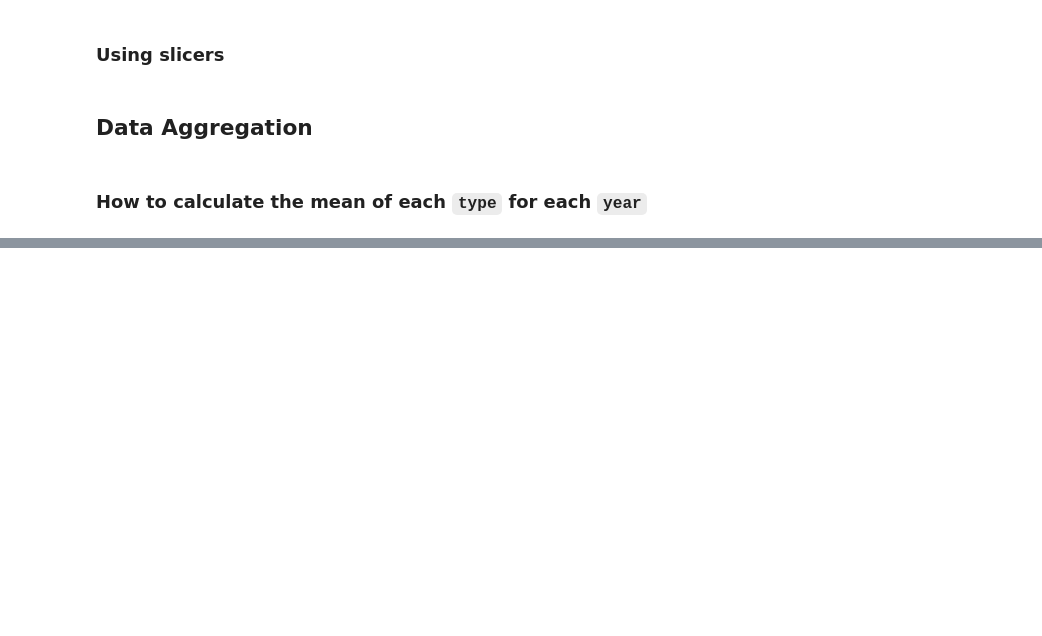
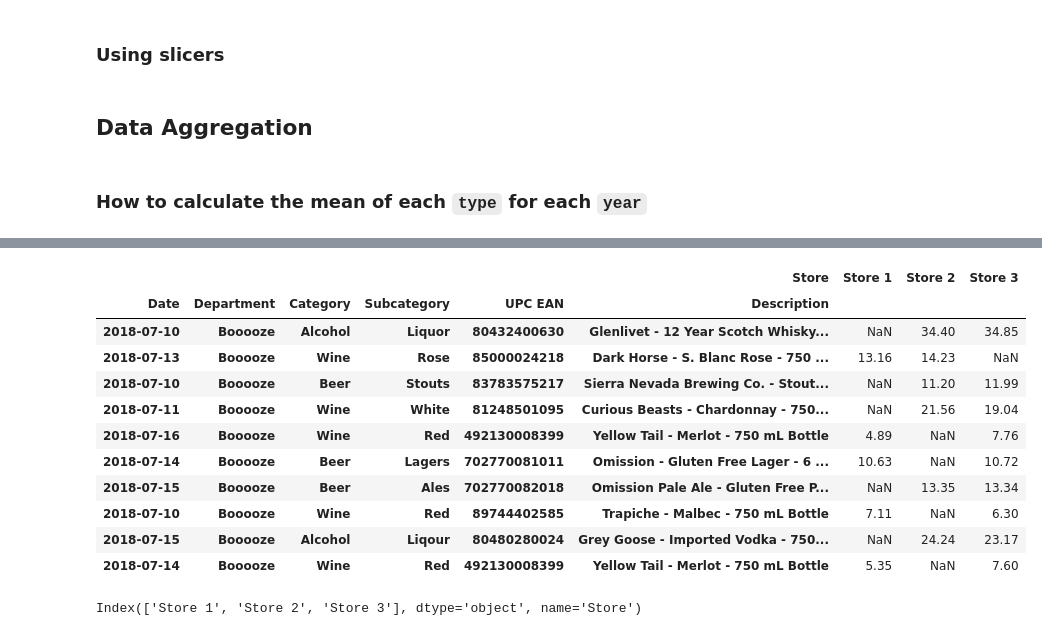
Before and after one commit to hangjianli/2019-fa-stats131, a Jupyter notebook: disc6.ipynb, the cells around one changed output, grey strips where cells are left out. Cells and saved outputs as stored; diff of their text form; code cells hidden in the pictures; blank space fills up the shorter version.

```diff
--- a/disc6.ipynb
+++ b/disc6.ipynb
@@ -173,0 +410,20 @@ health_data.stack().stack().groupby(['year', 'type']).mean()
+# %%
+dollars_per_unit = multi_col_lvl_df['Dollars'] / multi_col_lvl_df['Units']
+dollars_per_unit.sample(10)
+# %% [output]
+|  |  |  |  |  | Store | Store 1 | Store 2 | Store 3 |
+| Date | Department | Category | Subcategory | UPC EAN | Description |  |  |  |
+| 2018-07-10 | Booooze | Alcohol | Liquor | 80432400630 | Glenlivet - 12 Year Scotch Whisky... | NaN | 34.40 | 34.85 |
+| 2018-07-13 | Booooze | Wine | Rose | 85000024218 | Dark Horse - S. Blanc Rose - 750 ... | 13.16 | 14.23 | NaN |
+| 2018-07-10 | Booooze | Beer | Stouts | 83783575217 | Sierra Nevada Brewing Co. - Stout... | NaN | 11.20 | 11.99 |
+| 2018-07-11 | Booooze | Wine | White | 81248501095 | Curious Beasts - Chardonnay - 750... | NaN | 21.56 | 19.04 |
+| 2018-07-16 | Booooze | Wine | Red | 492130008399 | Yellow Tail - Merlot - 750 mL Bottle | 4.89 | NaN | 7.76 |
+| 2018-07-14 | Booooze | Beer | Lagers | 702770081011 | Omission - Gluten Free Lager - 6 ... | 10.63 | NaN | 10.72 |
+| 2018-07-15 | Booooze | Beer | Ales | 702770082018 | Omission Pale Ale - Gluten Free P... | NaN | 13.35 | 13.34 |
+| 2018-07-10 | Booooze | Wine | Red | 89744402585 | Trapiche - Malbec - 750 mL Bottle | 7.11 | NaN | 6.30 |
+| 2018-07-15 | Booooze | Alcohol | Liqour | 80480280024 | Grey Goose - Imported Vodka - 750... | NaN | 24.24 | 23.17 |
+| 2018-07-14 | Booooze | Wine | Red | 492130008399 | Yellow Tail - Merlot - 750 mL Bottle | 5.35 | NaN | 7.60 |
+# %%
+dollars_per_unit.columns
+# %% [output]
+Index(['Store 1', 'Store 2', 'Store 3'], dtype='object', name='Store')
```
Also changed, not shown: parts of 33 cells of this notebook.
